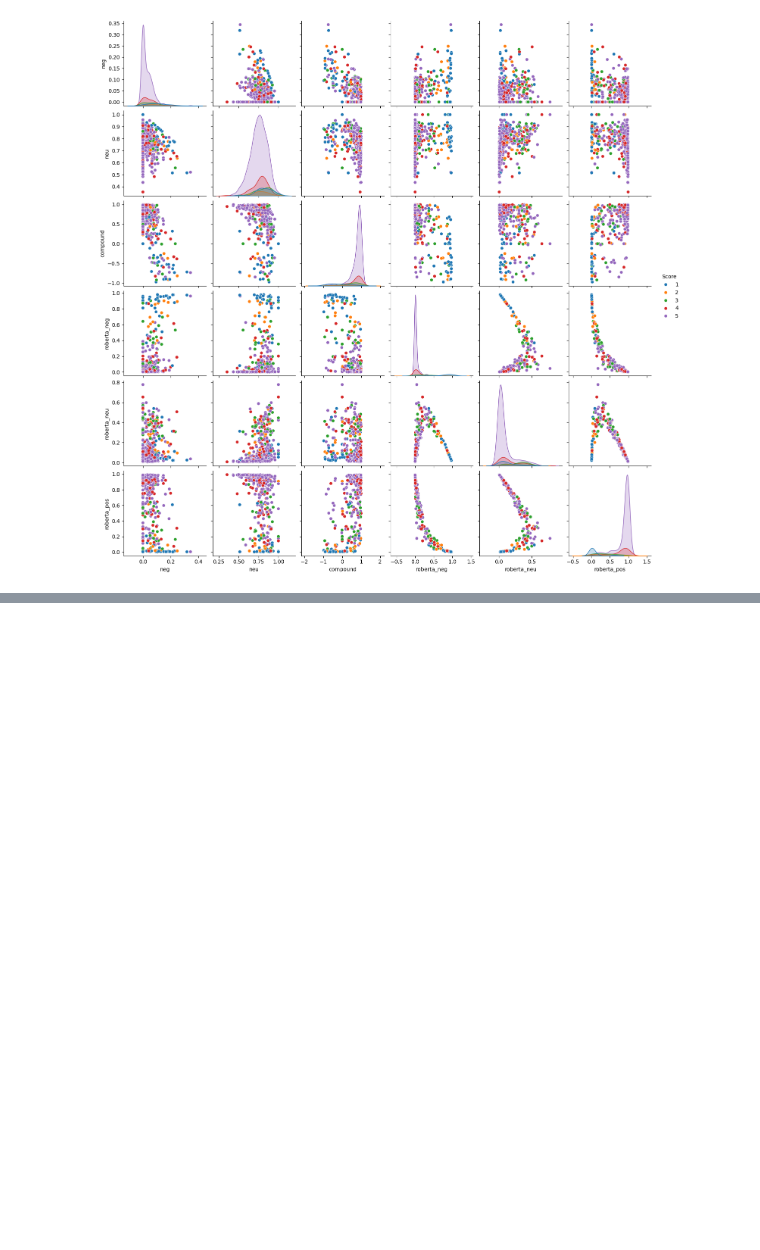
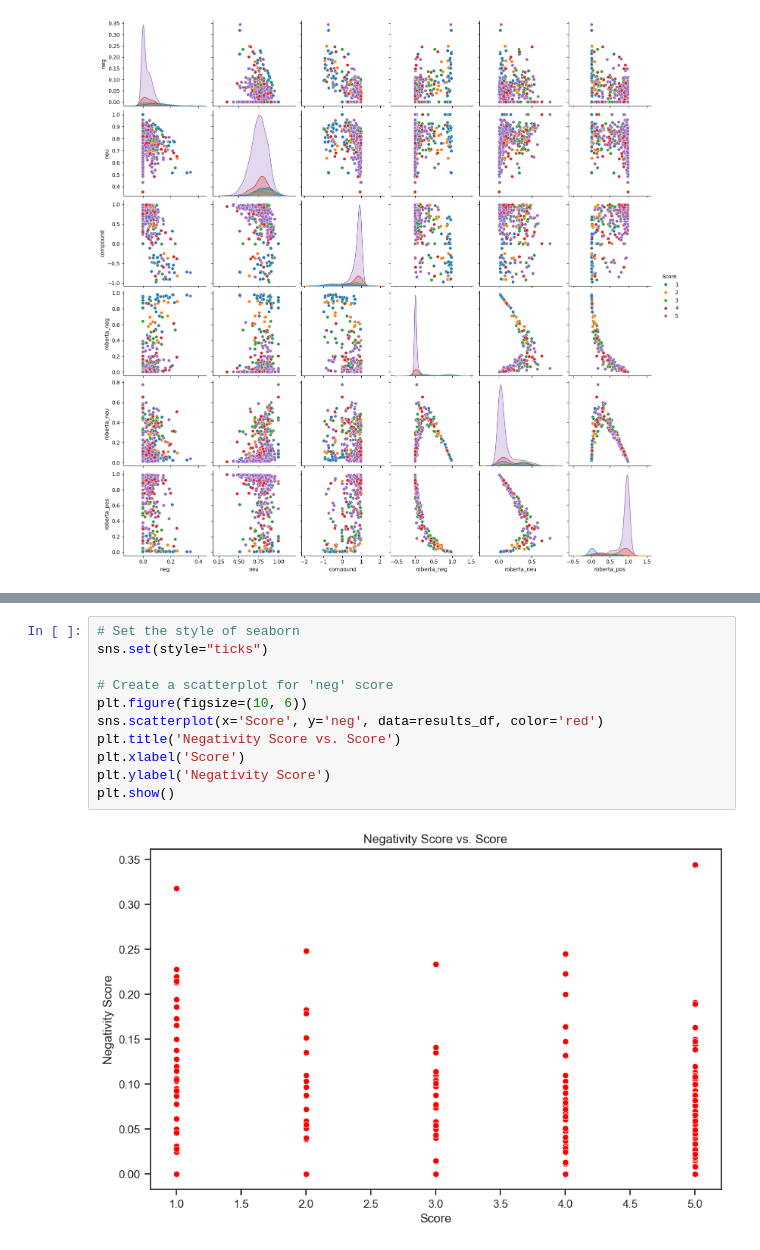
Before and after one commit to subham-singh46/SENTIMENT-ANALYSIS-VADER-ROBERTA-, a Jupyter notebook: sentiment.ipynb, the cells around one changed output, grey strips where cells are left out. Drawn from its saved outputs; the diff is of its cells as text; blank space fills up the shorter version.

```diff
--- a/sentiment.ipynb
+++ b/sentiment.ipynb
@@ -343,0 +401,13 @@ sns.pairplot(data=results_df,vars=[ 'neg', 'neu', 'compound',  'roberta_neg', 'r
+# %%
+# Set the style of seaborn
+sns.set(style="ticks")
+
+# Create a scatterplot for 'neg' score
+plt.figure(figsize=(10, 6))
+sns.scatterplot(x='Score', y='neg', data=results_df, color='red')
+plt.title('Negativity Score vs. Score')
+plt.xlabel('Score')
+plt.ylabel('Negativity Score')
+plt.show()
+# %% [output]
+[figure, added]
```
Also changed, not shown: parts of 8 cells of this notebook, 1 other file.
